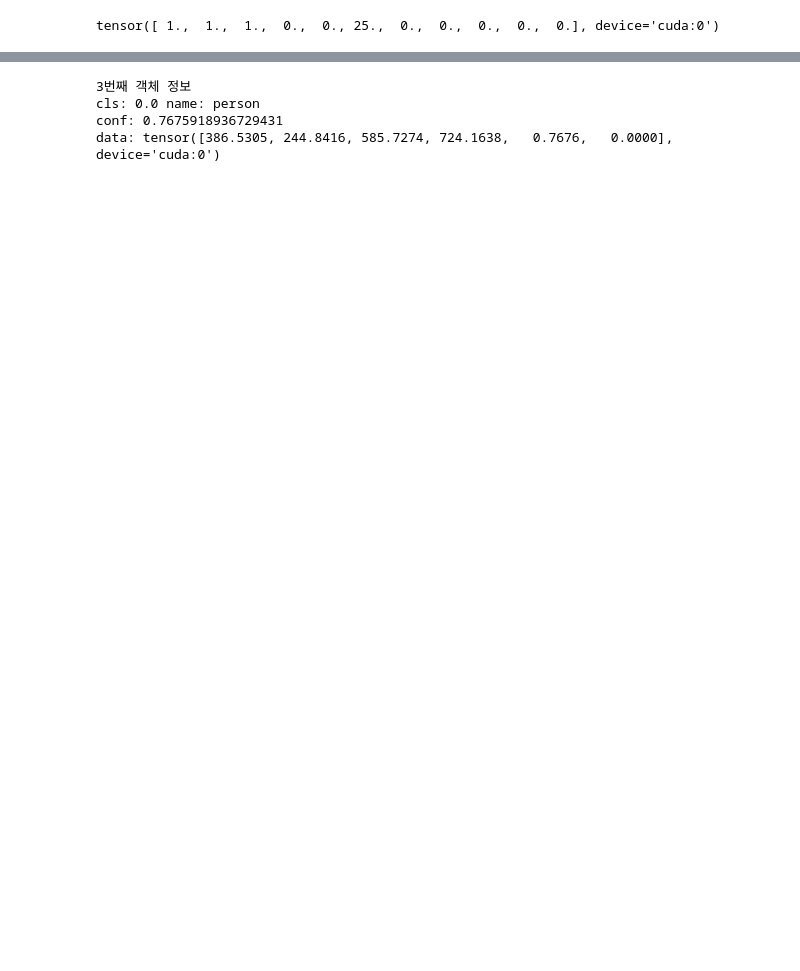
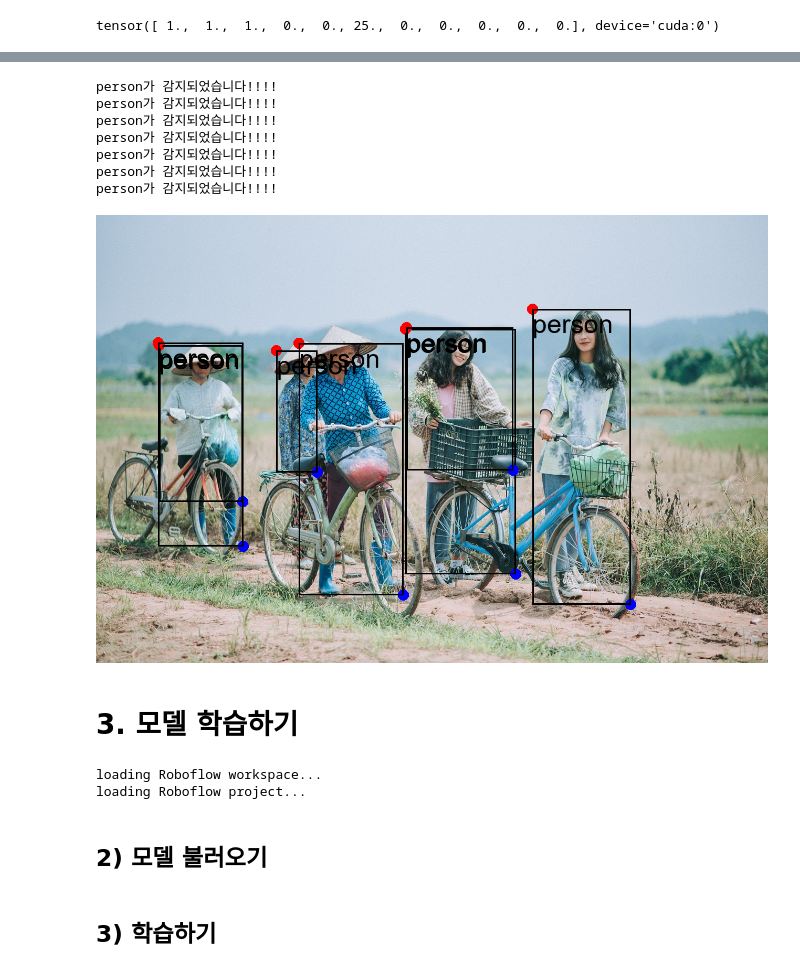
Before and after one commit to fdt15ss/potenup3-pj03_deep_learning, a Jupyter notebook: 1_1_object_detection_yolo.ipynb, the cells around one changed output, grey strips where cells are left out. Drawn from its saved outputs; the diff is of its cells as text; code cells hidden in the pictures; blank space fills up the shorter version.

```diff
--- a/1_1_object_detection_yolo.ipynb
+++ b/1_1_object_detection_yolo.ipynb
@@ -74,0 +101,18 @@ tensor([ 1.,  1.,  1.,  0.,  0., 25.,  0.,  0.,  0.,  0.,  0.], device='cuda:0')
+# %%
+# 반복문을 통해서 발견된 객체의 분류 결과를 print하는 코드를 작성해주세요.
+# object 변수 설정. 반복문 돌려서 object일 때만 출력하기
+object_name = "person"
+
+names = result.names
+data = result.boxes.data
+
+for box in data:
+    x1, y1,x2,y2,conf,predict = box
+    label = names[int(predict)]
+    if label == object_name:
+        print(f"{object_name}가 감지되었습니다!!!")
+        print(f"왼쪽 위 좌표:({x1},{y1})")
+        print(f"오른쪽 아래 좌표:({x2},{y2})")
+        print(f"Confidence: {conf}")
+        print(f"객체 분류 결과: {predict}|{names[int(predict)]}")
+        print("="*100)
@@ -75,12 +137,54 @@ tensor([ 1.,  1.,  1.,  0.,  0., 25.,  0.,  0.,  0.,  0.,  0.], device='cuda:0')
 # %%
-# index 3번째 객체의 cls, conf, data 출력하기 + cls 가 뭘 의미하는지 names에서 찾기
+# 객체 그리기
+from PIL import Image, ImageDraw
+from PIL import ImageFont
+
+object_name = "person"
+
 names = result.names
-print("3번째 객체 정보")
-print(f"cls: {result.boxes.cls[3]} name: {names[int(result.boxes.cls[3])]}")
-print(f"conf: {result.boxes.conf[3]}")
-print(f"data: {result.boxes.data[3]}")
+data = result.boxes.data
+
+img = Image.open("./images/yolo_image.jpg")
+draw = ImageDraw.Draw(img)
+font = ImageFont.truetype("C:/Windows/Fonts/ARIAL.TTF", size=50)
+r = 10 # 반지름
+
+for box in data:
+    x1, y1, x2, y2, conf, predict = box
+    label = names[int(predict)]
+    if label == object_name:
+        print(f"{object_name}가 감지되었습니다!!!!")
+        # 왼쪽 위 좌표 점으로 표시하기
+        draw.ellipse([x1-r, y1-r, x1+r, y1+r], fill="red")
+        # 오른쪽 좌표 점으로 표시하기
+        draw.ellipse([x2-r, y2-r, x2+r, y2+r], fill="blue")
+        # 박스 그리기
+        draw.rectangle([x1, y1, x2, y2], outline="black", width=3)
+        # 라벨 출력
+        draw.text((x1, y1), text=names[int(predict)], fill="black", font=font)
+
+img
 # %% [output]
-3번째 객체 정보
-cls: 0.0 name: person
-conf: 0.7675918936729431
-data: tensor([386.5305, 244.8416, 585.7274, 724.1638,   0.7676,   0.0000], device='cuda:0')
+person가 감지되었습니다!!!!
+person가 감지되었습니다!!!!
+person가 감지되었습니다!!!!
+person가 감지되었습니다!!!!
+person가 감지되었습니다!!!!
+person가 감지되었습니다!!!!
+person가 감지되었습니다!!!!
+[figure, added]
+# %% [markdown]
+# 3. 모델 학습하기
+# %%
+# !pip install roboflow
+
+from roboflow import Roboflow
+rf = Roboflow(api_key="asd")
+project = rf.workspace("s-workspace-5b5vr").project("dogcatproject-p6wfp")
+version = project.version(1)
+dataset = version.download("yolo26")
+# %% [output]
+loading Roboflow workspace...
+loading Roboflow project...
+# %% [markdown]
+## 2) 모델 불러오기
@@ -86,0 +195,2 @@ data: tensor([386.5305, 244.8416, 585.7274, 724.1638,   0.7676,   0.0000], devic
+# %% [markdown]
+## 3) 학습하기
```
Also changed, not shown: parts of 14 cells of this notebook, 12 other files.
